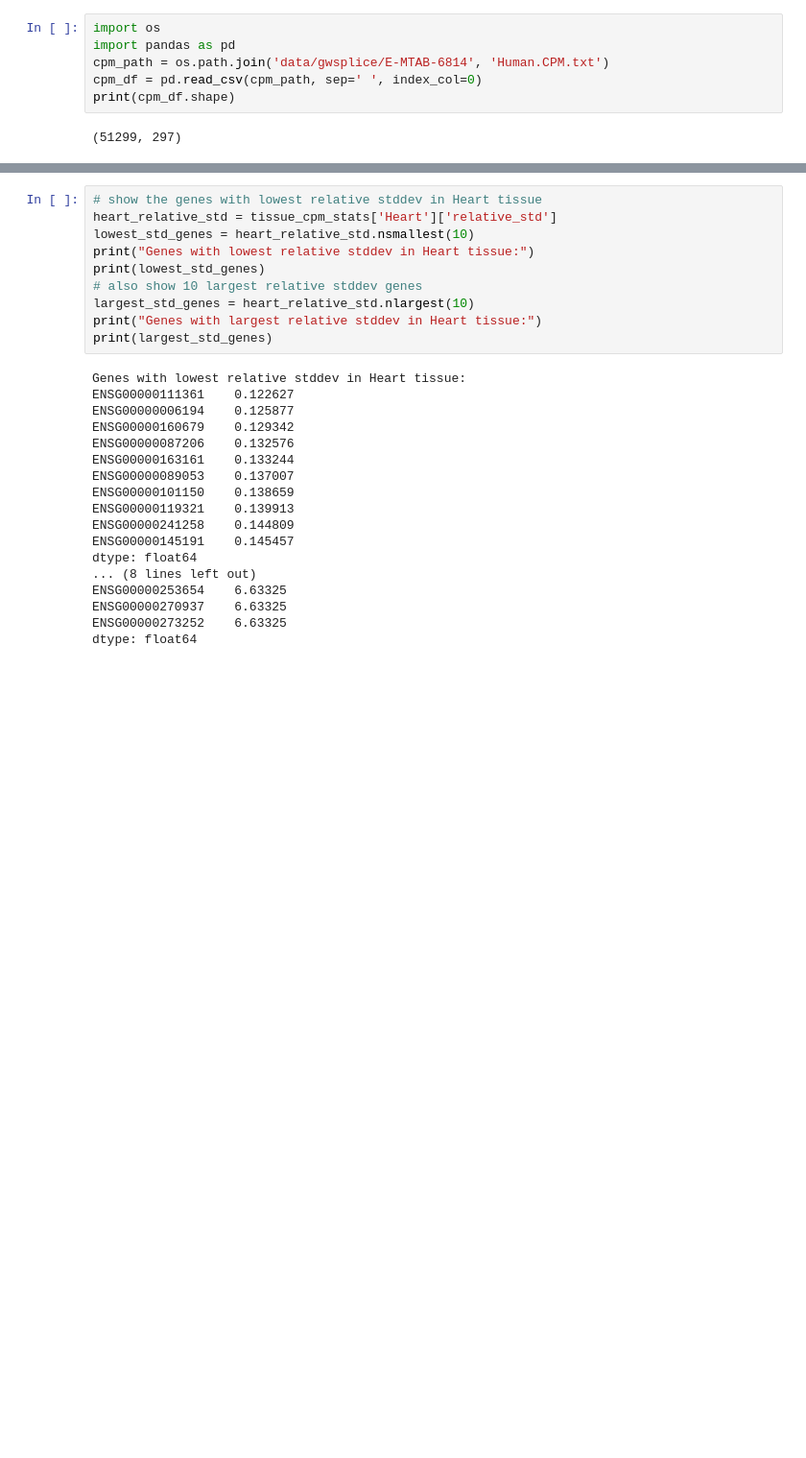
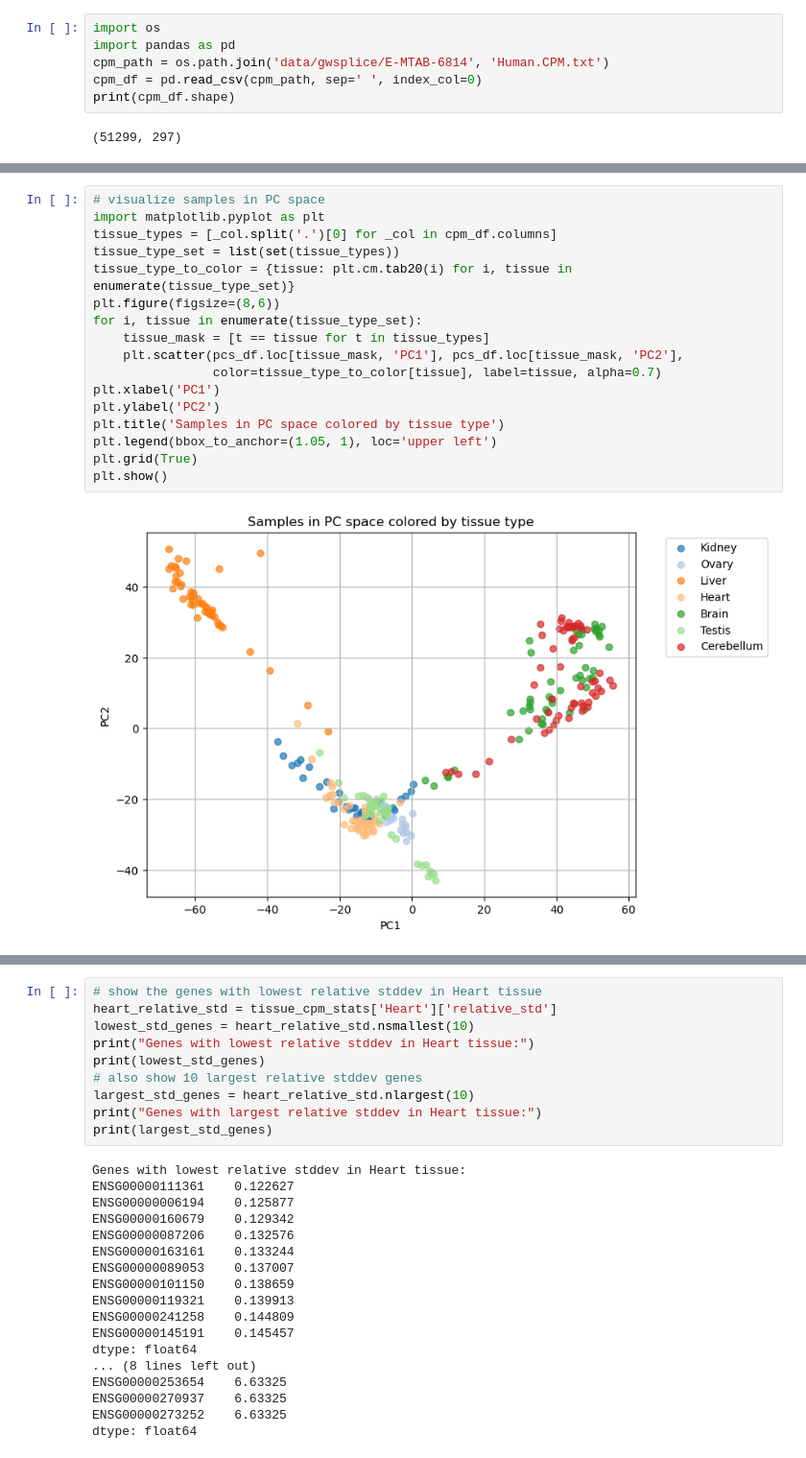
Before and after one commit to qiuresearch/AmbiSplice, a Jupyter notebook: data_prep.ipynb, the cells around one changed output, grey strips where cells are left out. Shown at 96% size. Drawn from its saved outputs; the diff is of its cells as text; blank space fills up the shorter version.

```diff
--- a/data_prep.ipynb
+++ b/data_prep.ipynb
@@ -384,0 +444,19 @@ plt.show()
+# %%
+# visualize samples in PC space
+import matplotlib.pyplot as plt
+tissue_types = [_col.split('.')[0] for _col in cpm_df.columns]
+tissue_type_set = list(set(tissue_types))
+tissue_type_to_color = {tissue: plt.cm.tab20(i) for i, tissue in enumerate(tissue_type_set)}
+plt.figure(figsize=(8,6))
+for i, tissue in enumerate(tissue_type_set):
+    tissue_mask = [t == tissue for t in tissue_types]
+    plt.scatter(pcs_df.loc[tissue_mask, 'PC1'], pcs_df.loc[tissue_mask, 'PC2'],
+                color=tissue_type_to_color[tissue], label=tissue, alpha=0.7)
+plt.xlabel('PC1')
+plt.ylabel('PC2')
+plt.title('Samples in PC space colored by tissue type')
+plt.legend(bbox_to_anchor=(1.05, 1), loc='upper left')
+plt.grid(True)
+plt.show()
+# %% [output]
+[figure, added]
```
Also changed, not shown: parts of 5 cells of this notebook, 6 other files.
